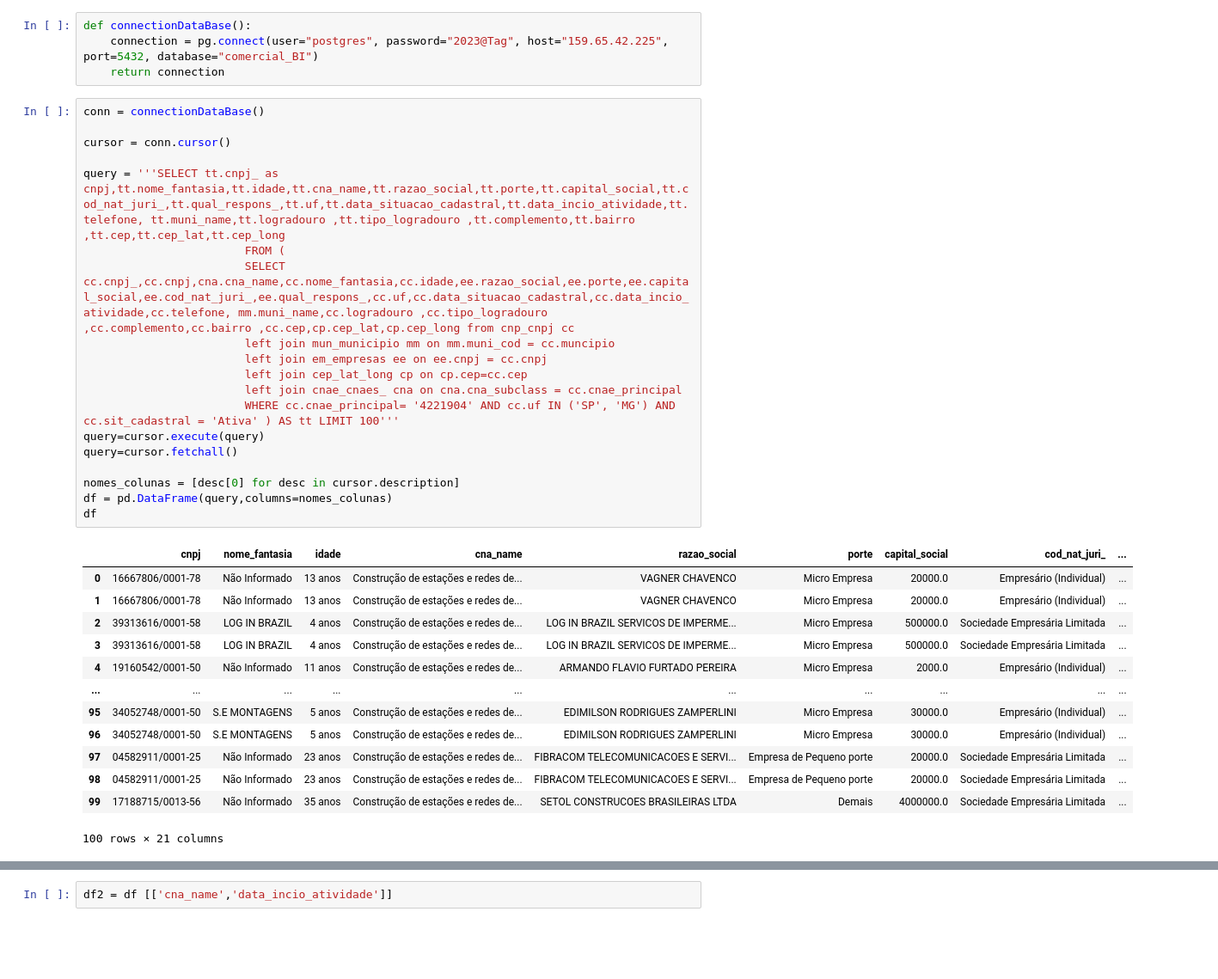
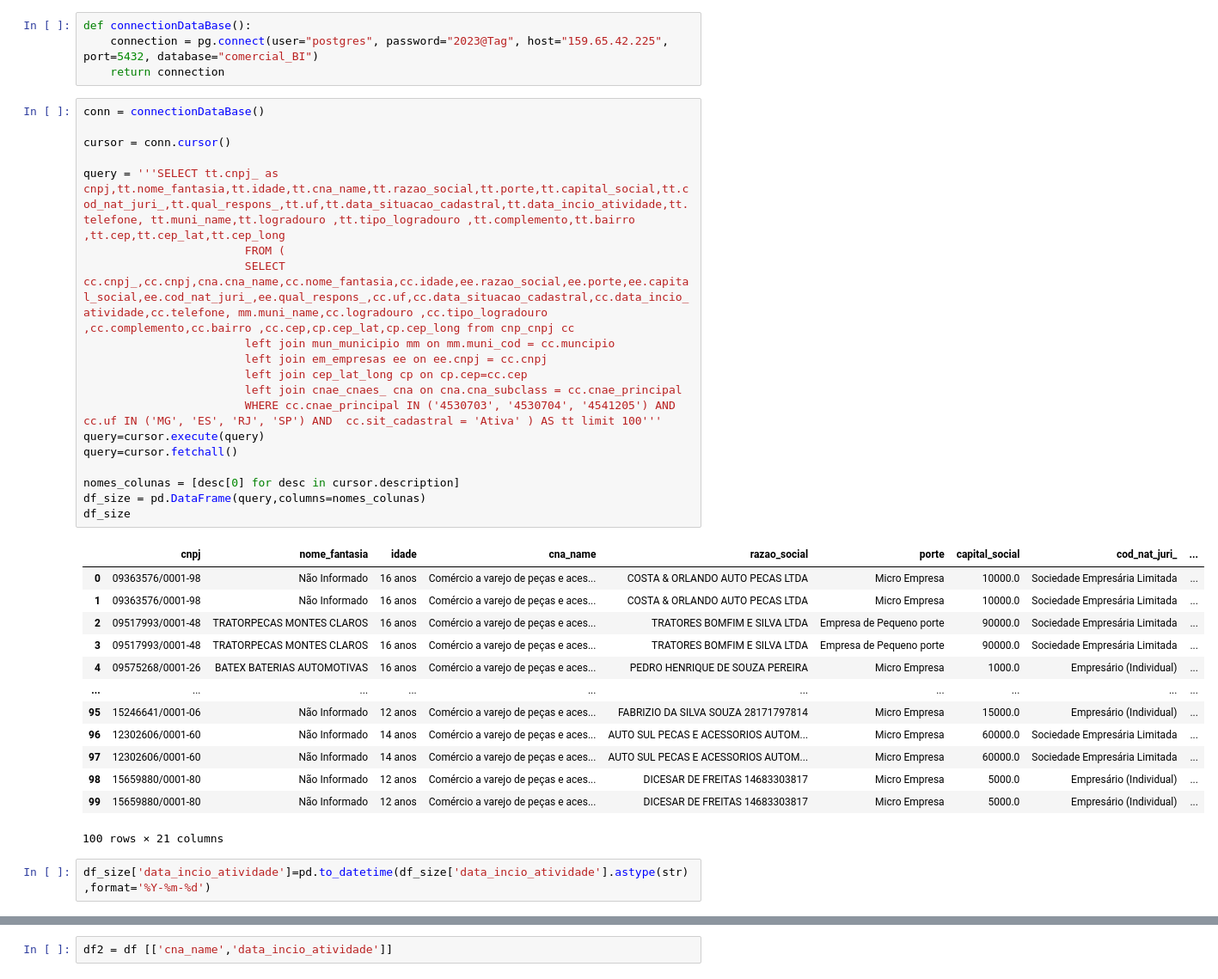
Before and after one commit to sintese-bi/dashboard-cnpj-api, a Jupyter notebook: testes.ipynb, the cells around one changed output, grey strips where cells are left out. Shown at 86% size. Cells and saved outputs as stored; diff of their text form; blank space fills up the shorter version.

```diff
--- a/testes.ipynb
+++ b/testes.ipynb
@@ -8,33 +8,35 @@ def connectionDataBase():
 # %%
 conn = connectionDataBase()
 
 cursor = conn.cursor()
 
 query = '''SELECT tt.cnpj_ as cnpj,tt.nome_fantasia,tt.idade,tt.cna_name,tt.razao_social,tt.porte,tt.capital_social,tt.cod_nat_juri_,tt.qual_respons_,tt.uf,tt.data_situacao_cadastral,tt.data_incio_atividade,tt.telefone, tt.muni_name,tt.logradouro ,tt.tipo_logradouro ,tt.complemento,tt.bairro ,tt.cep,tt.cep_lat,tt.cep_long
                         FROM (
                         SELECT cc.cnpj_,cc.cnpj,cna.cna_name,cc.nome_fantasia,cc.idade,ee.razao_social,ee.porte,ee.capital_social,ee.cod_nat_juri_,ee.qual_respons_,cc.uf,cc.data_situacao_cadastral,cc.data_incio_atividade,cc.telefone, mm.muni_name,cc.logradouro ,cc.tipo_logradouro ,cc.complemento,cc.bairro ,cc.cep,cp.cep_lat,cp.cep_long from cnp_cnpj cc
                         left join mun_municipio mm on mm.muni_cod = cc.muncipio
                         left join em_empresas ee on ee.cnpj = cc.cnpj
                         left join cep_lat_long cp on cp.cep=cc.cep
                         left join cnae_cnaes_ cna on cna.cna_subclass = cc.cnae_principal
-                        WHERE cc.cnae_principal= '4221904' AND cc.uf IN ('SP', 'MG') AND  cc.sit_cadastral = 'Ativa' ) AS tt LIMIT 100'''
+                        WHERE cc.cnae_principal IN ('4530703', '4530704', '4541205') AND cc.uf IN ('MG', 'ES', 'RJ', 'SP') AND  cc.sit_cadastral = 'Ativa' ) AS tt limit 100'''
 query=cursor.execute(query)
 query=cursor.fetchall()
 
 nomes_colunas = [desc[0] for desc in cursor.description]
-df = pd.DataFrame(query,columns=nomes_colunas)
-df
+df_size = pd.DataFrame(query,columns=nomes_colunas)
+df_size
 # %% [output]
 |  | cnpj | nome_fantasia | idade | cna_name | razao_social | porte | capital_social | cod_nat_juri_ | ... |
-| 0 | 16667806/0001-78 | Não Informado | 13 anos | Construção de estações e redes de... | VAGNER CHAVENCO | Micro Empresa | 20000.0 | Empresário (Individual) | ... |
-| 1 | 16667806/0001-78 | Não Informado | 13 anos | Construção de estações e redes de... | VAGNER CHAVENCO | Micro Empresa | 20000.0 | Empresário (Individual) | ... |
-| 2 | 39313616/0001-58 | LOG IN BRAZIL | 4 anos | Construção de estações e redes de... | LOG IN BRAZIL SERVICOS DE IMPERME... | Micro Empresa | 500000.0 | Sociedade Empresária Limitada | ... |
-| 3 | 39313616/0001-58 | LOG IN BRAZIL | 4 anos | Construção de estações e redes de... | LOG IN BRAZIL SERVICOS DE IMPERME... | Micro Empresa | 500000.0 | Sociedade Empresária Limitada | ... |
-| 4 | 19160542/0001-50 | Não Informado | 11 anos | Construção de estações e redes de... | ARMANDO FLAVIO FURTADO PEREIRA | Micro Empresa | 2000.0 | Empresário (Individual) | ... |
+| 0 | 09363576/0001-98 | Não Informado | 16 anos | Comércio a varejo de peças e aces... | COSTA & ORLANDO AUTO PECAS LTDA | Micro Empresa | 10000.0 | Sociedade Empresária Limitada | ... |
+| 1 | 09363576/0001-98 | Não Informado | 16 anos | Comércio a varejo de peças e aces... | COSTA & ORLANDO AUTO PECAS LTDA | Micro Empresa | 10000.0 | Sociedade Empresária Limitada | ... |
+| 2 | 09517993/0001-48 | TRATORPECAS MONTES CLAROS | 16 anos | Comércio a varejo de peças e aces... | TRATORES BOMFIM E SILVA LTDA | Empresa de Pequeno porte | 90000.0 | Sociedade Empresária Limitada | ... |
+| 3 | 09517993/0001-48 | TRATORPECAS MONTES CLAROS | 16 anos | Comércio a varejo de peças e aces... | TRATORES BOMFIM E SILVA LTDA | Empresa de Pequeno porte | 90000.0 | Sociedade Empresária Limitada | ... |
+| 4 | 09575268/0001-26 | BATEX BATERIAS AUTOMOTIVAS | 16 anos | Comércio a varejo de peças e aces... | PEDRO HENRIQUE DE SOUZA PEREIRA | Micro Empresa | 1000.0 | Empresário (Individual) | ... |
 | ... | ... | ... | ... | ... | ... | ... | ... | ... | ... |
-| 95 | 34052748/0001-50 | S.E MONTAGENS | 5 anos | Construção de estações e redes de... | EDIMILSON RODRIGUES ZAMPERLINI | Micro Empresa | 30000.0 | Empresário (Individual) | ... |
-| 96 | 34052748/0001-50 | S.E MONTAGENS | 5 anos | Construção de estações e redes de... | EDIMILSON RODRIGUES ZAMPERLINI | Micro Empresa | 30000.0 | Empresário (Individual) | ... |
-| 97 | 04582911/0001-25 | Não Informado | 23 anos | Construção de estações e redes de... | FIBRACOM TELECOMUNICACOES E SERVI... | Empresa de Pequeno porte | 20000.0 | Sociedade Empresária Limitada | ... |
-| 98 | 04582911/0001-25 | Não Informado | 23 anos | Construção de estações e redes de... | FIBRACOM TELECOMUNICACOES E SERVI... | Empresa de Pequeno porte | 20000.0 | Sociedade Empresária Limitada | ... |
-| 99 | 17188715/0013-56 | Não Informado | 35 anos | Construção de estações e redes de... | SETOL CONSTRUCOES BRASILEIRAS LTDA | Demais | 4000000.0 | Sociedade Empresária Limitada | ... |
+| 95 | 15246641/0001-06 | Não Informado | 12 anos | Comércio a varejo de peças e aces... | FABRIZIO DA SILVA SOUZA 28171797814 | Micro Empresa | 15000.0 | Empresário (Individual) | ... |
+| 96 | 12302606/0001-60 | Não Informado | 14 anos | Comércio a varejo de peças e aces... | AUTO SUL PECAS E ACESSORIOS AUTOM... | Micro Empresa | 60000.0 | Sociedade Empresária Limitada | ... |
+| 97 | 12302606/0001-60 | Não Informado | 14 anos | Comércio a varejo de peças e aces... | AUTO SUL PECAS E ACESSORIOS AUTOM... | Micro Empresa | 60000.0 | Sociedade Empresária Limitada | ... |
+| 98 | 15659880/0001-80 | Não Informado | 12 anos | Comércio a varejo de peças e aces... | DICESAR DE FREITAS 14683303817 | Micro Empresa | 5000.0 | Empresário (Individual) | ... |
+| 99 | 15659880/0001-80 | Não Informado | 12 anos | Comércio a varejo de peças e aces... | DICESAR DE FREITAS 14683303817 | Micro Empresa | 5000.0 | Empresário (Individual) | ... |
 100 rows × 21 columns
+# %%
+df_size['data_incio_atividade']=pd.to_datetime(df_size['data_incio_atividade'].astype(str),format='%Y-%m-%d')
```
Also changed, not shown: parts of 27 cells of this notebook, 1 other file.
